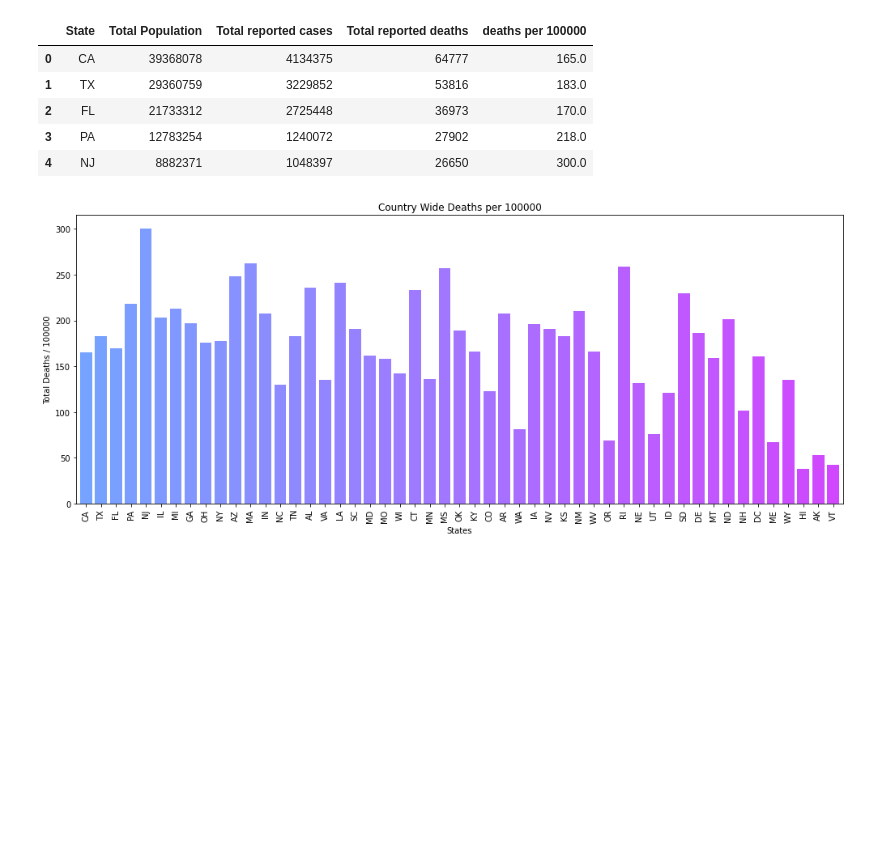
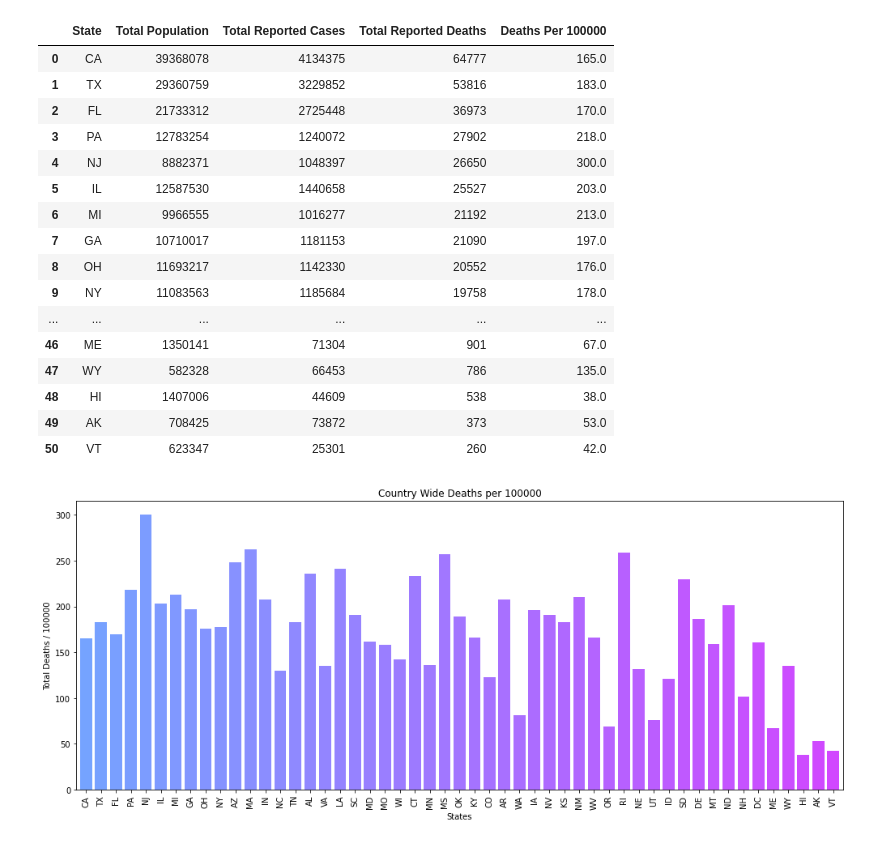
Before and after one commit to JosiahR89/Bootcamp-Project-2, a Jupyter notebook: Resources/Bonus_ReadFromDBExamples/read_form_database_sample.ipynb, the cells around one changed output. Saved outputs shown, nothing was run; the diff lists cells and outputs as text; code cells hidden in the pictures; blank space fills up the shorter version.

```diff
--- a/Resources/Bonus_ReadFromDBExamples/read_form_database_sample.ipynb
+++ b/Resources/Bonus_ReadFromDBExamples/read_form_database_sample.ipynb
@@ -15,24 +15,35 @@ connection = my_engine.connect()
 # %%
 # fetch salaries of all employees from the salaries table
 state_wide_cases_query = '''select  v.sabbr as "State", sum(p.population_2020)
-    as "Total Population", sum(v.no_of_cases) as "Total reported cases",
-    sum(no_of_deaths) as "Total reported deaths" ,
-    round(((CAST(sum(no_of_deaths)  AS DECIMAL) / sum(p.population_2020)) * 100000),0) as "deaths per 100000"
+    as "Total Population", sum(v.no_of_cases) as "Total Reported Cases",
+    sum(no_of_deaths) as "Total Reported Deaths" ,
+    round(((CAST(sum(no_of_deaths)  AS DECIMAL) / sum(p.population_2020)) * 100000),0) as "Deaths Per 100000"
     from us_covid_data_by_county_state v inner join
     us_census_data p on v.county_fips = p.county_fips
     where  cdate = (select max(cdate) from us_covid_data_by_county_state)
     group by  v.sabbr
-    order by "Total reported deaths" desc'''
+    order by "Total Reported Deaths" desc'''
 
 state_wide_cases = pd.read_sql(state_wide_cases_query, connection)
-state_wide_cases.head()
+state_wide_cases
 # %% [output]
-|  | State | Total Population | Total reported cases | Total reported deaths | deaths per 100000 |
+|  | State | Total Population | Total Reported Cases | Total Reported Deaths | Deaths Per 100000 |
 | 0 | CA | 39368078 | 4134375 | 64777 | 165.0 |
 | 1 | TX | 29360759 | 3229852 | 53816 | 183.0 |
 | 2 | FL | 21733312 | 2725448 | 36973 | 170.0 |
 | 3 | PA | 12783254 | 1240072 | 27902 | 218.0 |
 | 4 | NJ | 8882371 | 1048397 | 26650 | 300.0 |
+| 5 | IL | 12587530 | 1440658 | 25527 | 203.0 |
+| 6 | MI | 9966555 | 1016277 | 21192 | 213.0 |
+| 7 | GA | 10710017 | 1181153 | 21090 | 197.0 |
+| 8 | OH | 11693217 | 1142330 | 20552 | 176.0 |
+| 9 | NY | 11083563 | 1185684 | 19758 | 178.0 |
+| ... | ... | ... | ... | ... | ... |
+| 46 | ME | 1350141 | 71304 | 901 | 67.0 |
+| 47 | WY | 582328 | 66453 | 786 | 135.0 |
+| 48 | HI | 1407006 | 44609 | 538 | 38.0 |
+| 49 | AK | 708425 | 73872 | 373 | 53.0 |
+| 50 | VT | 623347 | 25301 | 260 | 42.0 |
 # %%
 
 
```
Also changed, not shown: parts of 1 cell of this notebook, 4 other files.
